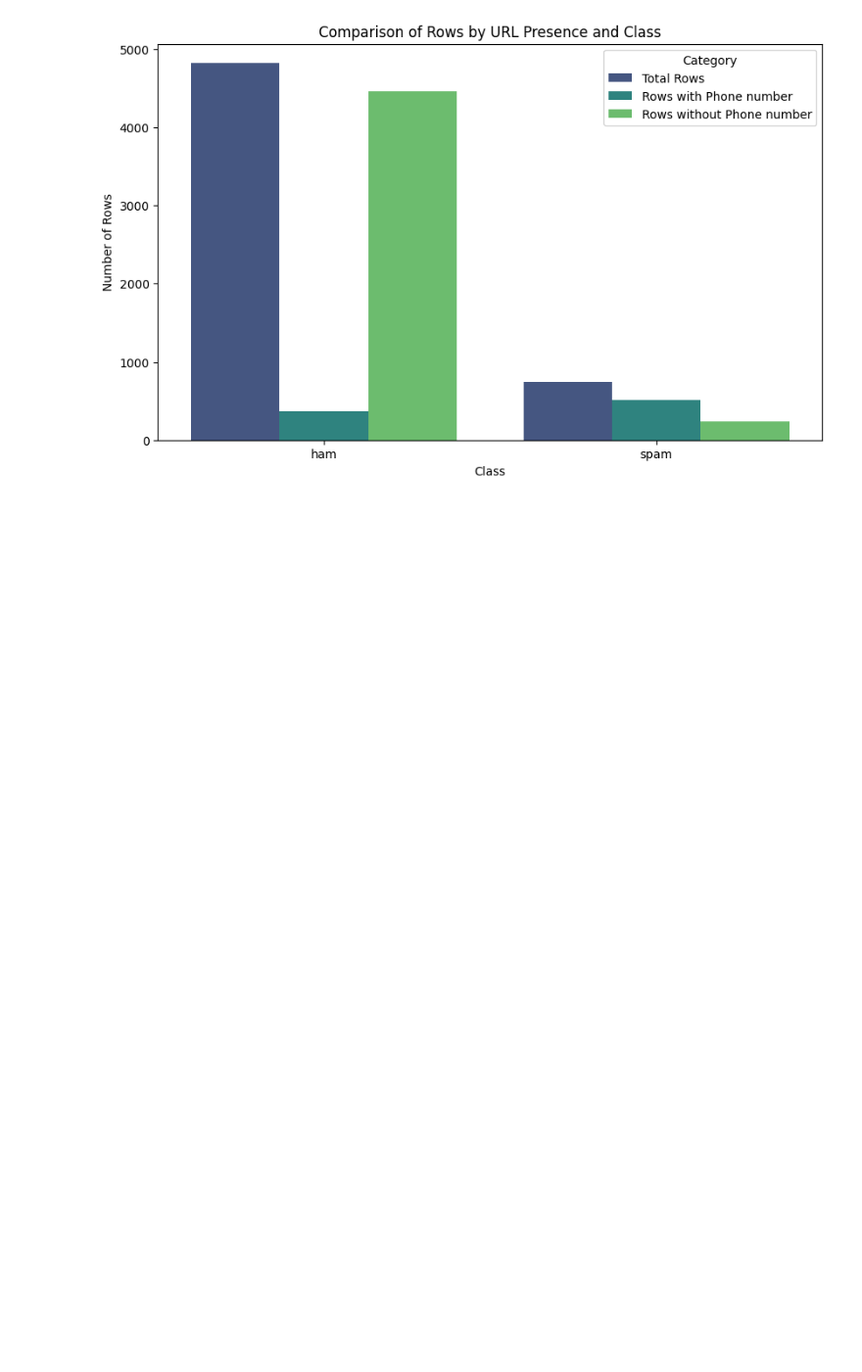
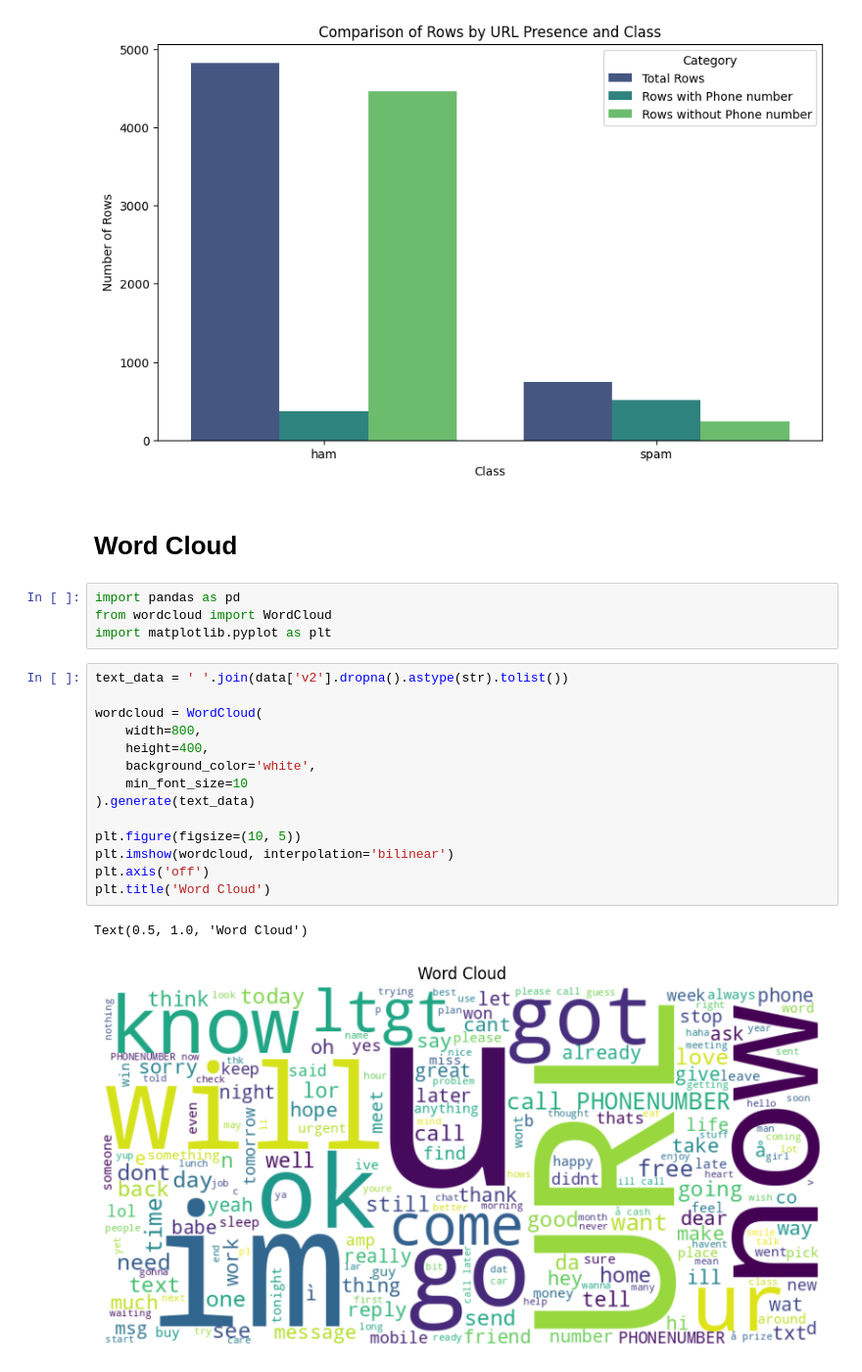
Before and after one commit to EarthNatchanon/NLP, a Jupyter notebook: EDA.ipynb, the cells around one changed output. Shown at 98% size. Cells and saved outputs as stored; diff of their text form; blank space fills up the shorter version.

```diff
--- a/EDA.ipynb
+++ b/EDA.ipynb
@@ -235,3 +304,26 @@ plt.legend(title='Category')
 plt.show()
 # %% [output]
 [figure]
+# %% [markdown]
+# **Word Cloud**
+# %%
+import pandas as pd
+from wordcloud import WordCloud
+import matplotlib.pyplot as plt
+# %%
+text_data = ' '.join(data['v2'].dropna().astype(str).tolist())
+
+wordcloud = WordCloud(
+    width=800,
+    height=400,
+    background_color='white',
+    min_font_size=10
+).generate(text_data)
+
+plt.figure(figsize=(10, 5))
+plt.imshow(wordcloud, interpolation='bilinear')
+plt.axis('off')
+plt.title('Word Cloud')
+# %% [output]
+Text(0.5, 1.0, 'Word Cloud')
+[figure, added]
```
Also changed, not shown: parts of 1 cell of this notebook.
